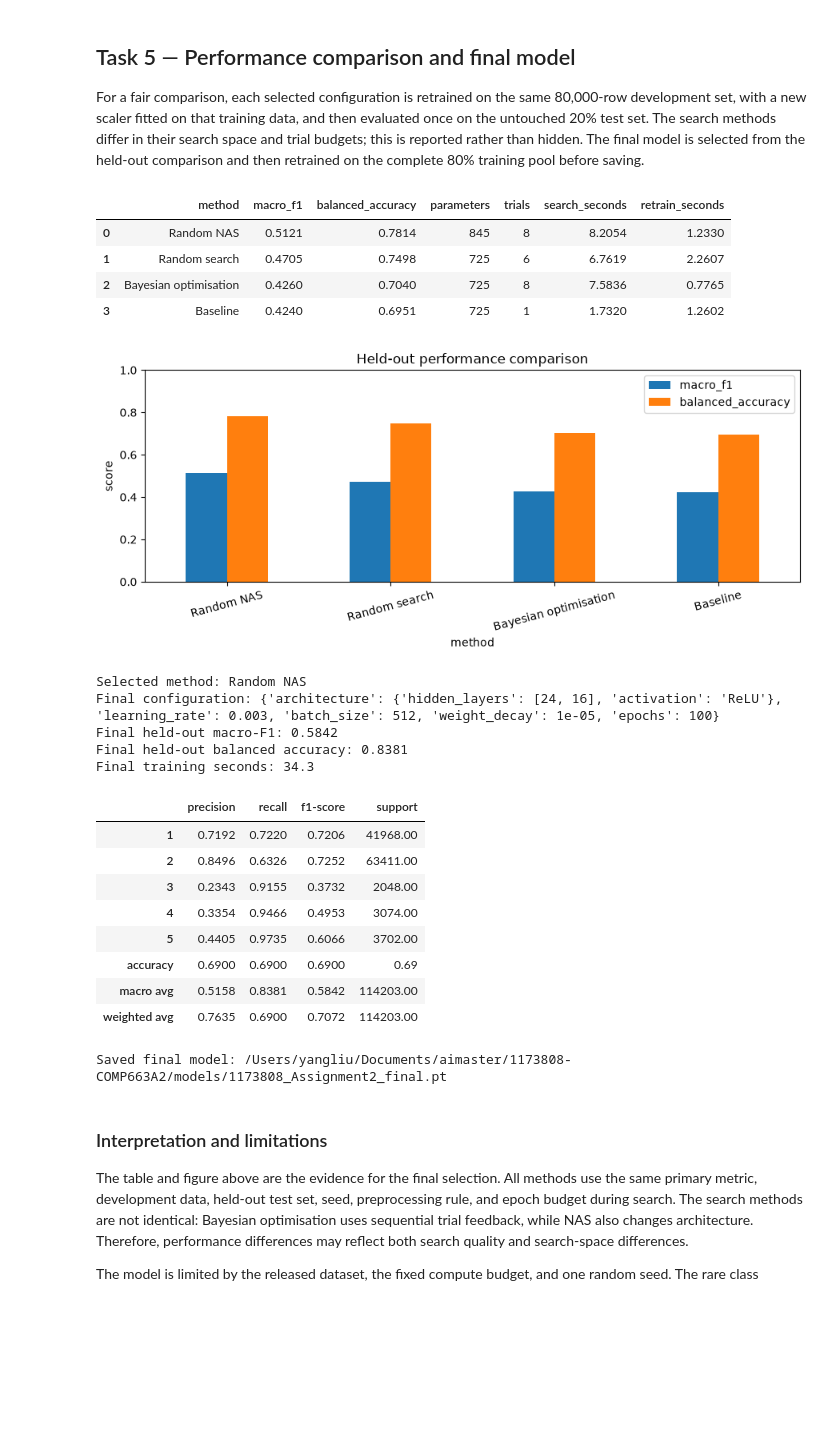
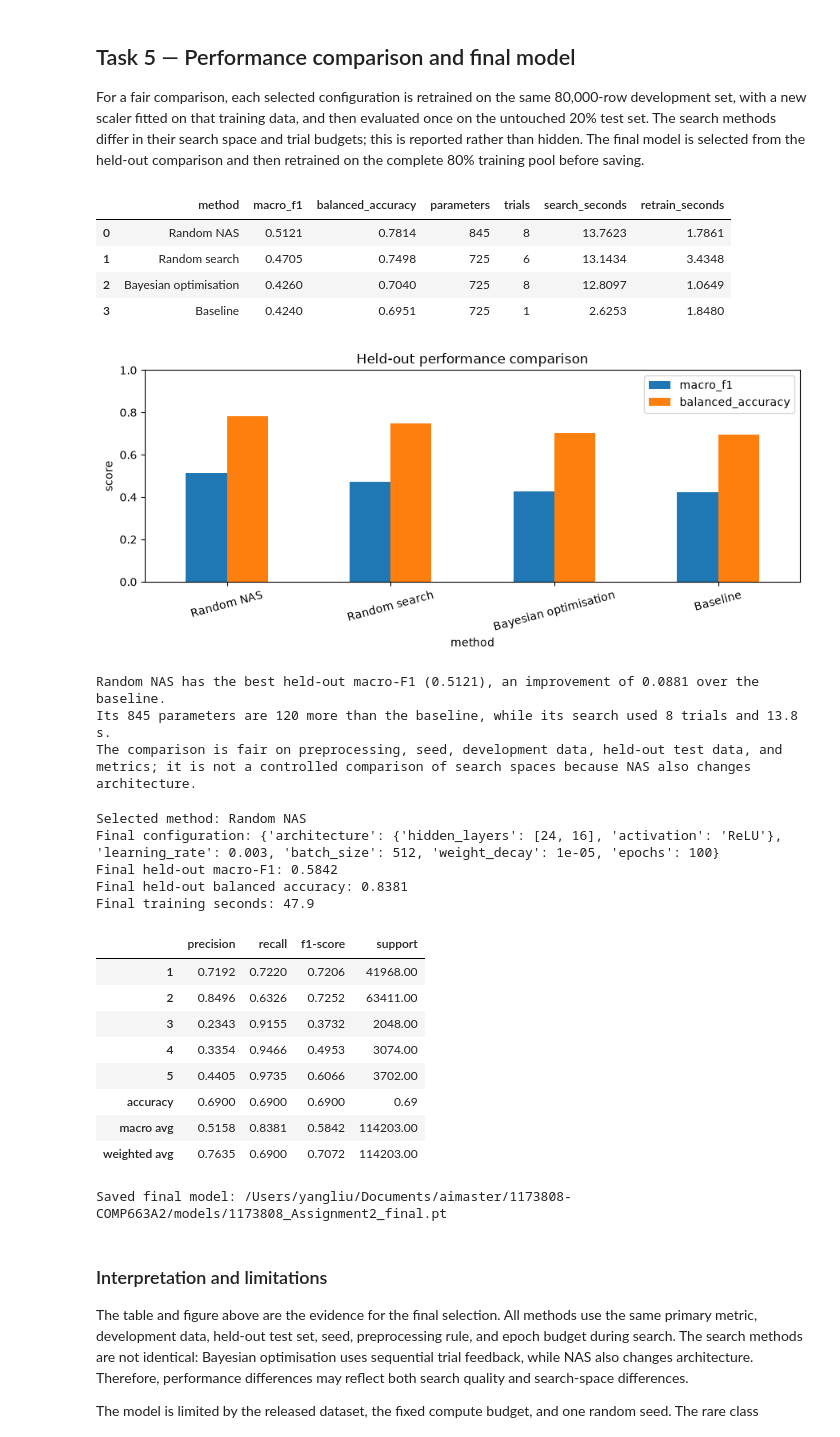
Before and after one commit to yangliunz/1173808-COMP663A2, a Jupyter notebook: notebooks/1173808_Assignment2.ipynb, the cells around one changed output. Saved outputs shown, nothing was run; the diff lists cells and outputs as text; code cells hidden in the pictures; blank space fills up the shorter version.

```diff
--- a/notebooks/1173808_Assignment2.ipynb
+++ b/notebooks/1173808_Assignment2.ipynb
@@ -347,10 +354,11 @@ nas_table = pd.DataFrame(nas_rows).sort_values("macro_f1", ascending=False).rese
 display(nas_table.round(4))
 best_nas_row = nas_table.iloc[0].to_dict()
 best_nas = {
-    "architecture": {"hidden_layers": eval(best_nas_row["hidden_layers"]), "activation": best_nas_row["activation"]},
+    "architecture": {"hidden_layers": ast.literal_eval(best_nas_row["hidden_layers"]), "activation": best_nas_row["activation"]},
     "config": {key: best_nas_row[key] for key in ("learning_rate", "batch_size", "weight_decay", "epochs")},
 }
 print("Best NAS configuration:", best_nas)
+print(f"Total NAS runtime: {nas_table['seconds'].sum():.1f} s")
 # %% [output]
 |  | trial | learning_rate | batch_size | weight_decay | epochs | hidden_layers | activation | macro_f1 | ... |
 | 0 | 4 | 0.0030 | 512 | 0.0000 | 20 | [24, 16] | ReLU | 0.4914 | ... |
@@ -374,38 +383,56 @@ def evaluate_selected(name, config, architecture, trials, search_seconds):
     return {
         "method": name,
         "macro_f1": metrics["macro_f1"],
         "balanced_accuracy": metrics["balanced_accuracy"],
         "parameters": metrics["parameters"],
         "trials": trials,
         "search_seconds": search_seconds,
         "retrain_seconds": time.perf_counter() - started,
         "config": config,
         "architecture": architecture,
     }
 
 
 comparison_rows = [
     evaluate_selected("Baseline", BASELINE_CONFIG, BASELINE_ARCHITECTURE, 1, baseline_runtime),
     evaluate_selected("Random search", {key: best_random[key] for key in ("learning_rate", "batch_size", "weight_decay", "epochs")}, BASELINE_ARCHITECTURE, RANDOM_TRIALS, random_table["seconds"].sum()),
     evaluate_selected("Bayesian optimisation", best_bayesian, BASELINE_ARCHITECTURE, BAYESIAN_TRIALS, bayesian_table["seconds"].sum()),
     evaluate_selected("Random NAS", best_nas["config"], best_nas["architecture"], NAS_TRIALS, nas_table["seconds"].sum()),
 ]
 comparison = pd.DataFrame(comparison_rows).sort_values("macro_f1", ascending=False).reset_index(drop=True)
 display(comparison.drop(columns=["config", "architecture"]).round(4))
 
 ax = comparison.plot.bar(x="method", y=["macro_f1", "balanced_accuracy"], ylim=(0, 1), figsize=(9, 4), rot=15)
 ax.set_ylabel("score")
 ax.set_title("Held-out performance comparison")
 plt.tight_layout()
 plt.savefig(FIGURE_PATH, dpi=150)
 plt.show()
+
+winner = comparison.iloc[0]
+baseline_row = comparison.loc[comparison["method"] == "Baseline"].iloc[0]
+print(
+    f"{winner['method']} has the best held-out macro-F1 ({winner['macro_f1']:.4f}), "
+    f"an improvement of {winner['macro_f1'] - baseline_row['macro_f1']:.4f} over the baseline."
+)
+print(
+    f"Its {int(winner['parameters'])} parameters are {int(winner['parameters'] - baseline_row['parameters'])} "
+    f"more than the baseline, while its search used {int(winner['trials'])} trials and {winner['search_seconds']:.1f} s."
+)
+print(
+    "The comparison is fair on preprocessing, seed, development data, held-out test data, and metrics; "
+    "it is not a controlled comparison of search spaces because NAS also changes architecture."
+)
 # %% [output]
 |  | method | macro_f1 | balanced_accuracy | parameters | trials | search_seconds | retrain_seconds |
-| 0 | Random NAS | 0.5121 | 0.7814 | 845 | 8 | 8.2054 | 1.2330 |
-| 1 | Random search | 0.4705 | 0.7498 | 725 | 6 | 6.7619 | 2.2607 |
-| 2 | Bayesian optimisation | 0.4260 | 0.7040 | 725 | 8 | 7.5836 | 0.7765 |
-| 3 | Baseline | 0.4240 | 0.6951 | 725 | 1 | 1.7320 | 1.2602 |
+| 0 | Random NAS | 0.5121 | 0.7814 | 845 | 8 | 13.7623 | 1.7861 |
+| 1 | Random search | 0.4705 | 0.7498 | 725 | 6 | 13.1434 | 3.4348 |
+| 2 | Bayesian optimisation | 0.4260 | 0.7040 | 725 | 8 | 12.8097 | 1.0649 |
+| 3 | Baseline | 0.4240 | 0.6951 | 725 | 1 | 2.6253 | 1.8480 |
 [figure]
+Random NAS has the best held-out macro-F1 (0.5121), an improvement of 0.0881 over the baseline.
+Its 845 parameters are 120 more than the baseline, while its search used 8 trials and 13.8 s.
+The comparison is fair on preprocessing, seed, development data, held-out test data, and metrics; it is not a controlled comparison of search spaces because NAS also changes architecture.
 # %%
 selected = comparison.iloc[0]
 final_config = selected["config"].copy()
@@ -446,7 +473,7 @@ Selected method: Random NAS
 Final configuration: {'architecture': {'hidden_layers': [24, 16], 'activation': 'ReLU'}, 'learning_rate': 0.003, 'batch_size': 512, 'weight_decay': 1e-05, 'epochs': 100}
 Final held-out macro-F1: 0.5842
 Final held-out balanced accuracy: 0.8381
-Final training seconds: 34.3
+Final training seconds: 47.9
 |  | precision | recall | f1-score | support |
 | 1 | 0.7192 | 0.7220 | 0.7206 | 41968.00 |
 | 2 | 0.8496 | 0.6326 | 0.7252 | 63411.00 |
```
Also changed, not shown: parts of 6 cells of this notebook.
